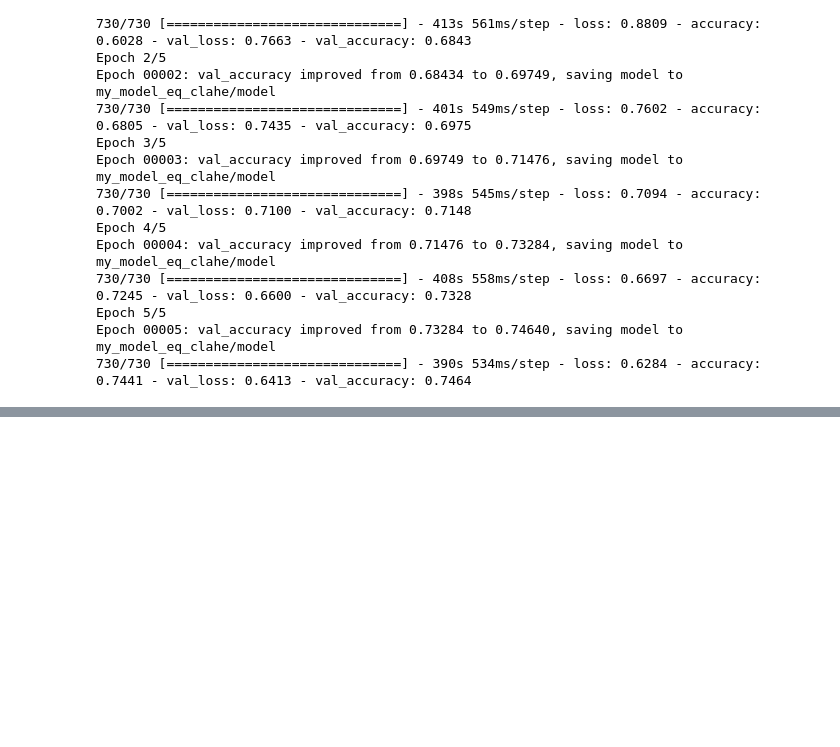
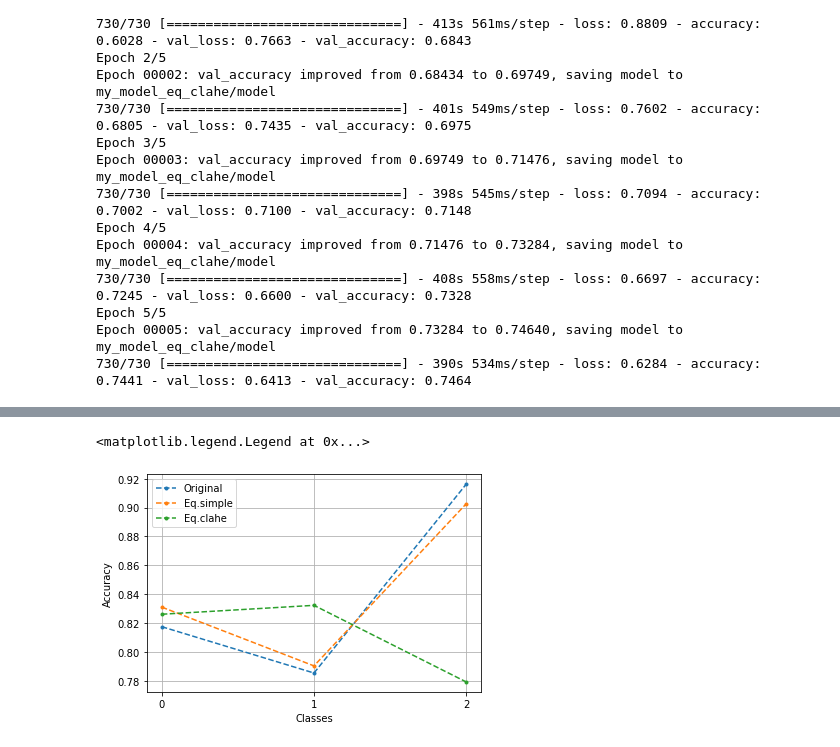
Before and after one commit to covid-frame/covid-frame, a Jupyter notebook: notebooks/4_CNN_custom_eq.ipynb, the cells around one changed output, grey strips where cells are left out. Drawn from its saved outputs; the diff is of its cells as text; code cells hidden in the pictures; blank space fills up the shorter version.

```diff
--- a/notebooks/4_CNN_custom_eq.ipynb
+++ b/notebooks/4_CNN_custom_eq.ipynb
@@ -565,0 +568,21 @@ ConfusionMatrixDisplay.from_predictions(y_test, y_pred_classes, cmap=plt.cm.Blue
+# %%
+original = [0.8175092478421702, 0.7854500616522812, 0.9161528976572133]
+simple = [0.8310727496917386, 0.7903822441430333, 0.9025893958076449]
+clahe = [0.8261405672009864, 0.8323057953144266, 0.7792848335388409]
+# %%
+sets = [original, simple, clahe]
+labels = ["Original", "Eq.simple", "Eq.clahe"]
+cat = [0,1,2]
+# %%
+fig = plt.figure()
+ax = fig.add_subplot(1,1,1)
+for array, label in zip(sets,labels):
+    ax.plot(cat, array, ".--", label=label)
+ax.set_ylabel("Accuracy")
+ax.set_xlabel("Classes")
+ax.set_xticks(cat)
+ax.grid()
+ax.legend(loc="best")
+# %% [output]
+<matplotlib.legend.Legend at 0x...>
+[figure, added]
```
Also changed, not shown: parts of 41 cells of this notebook.
